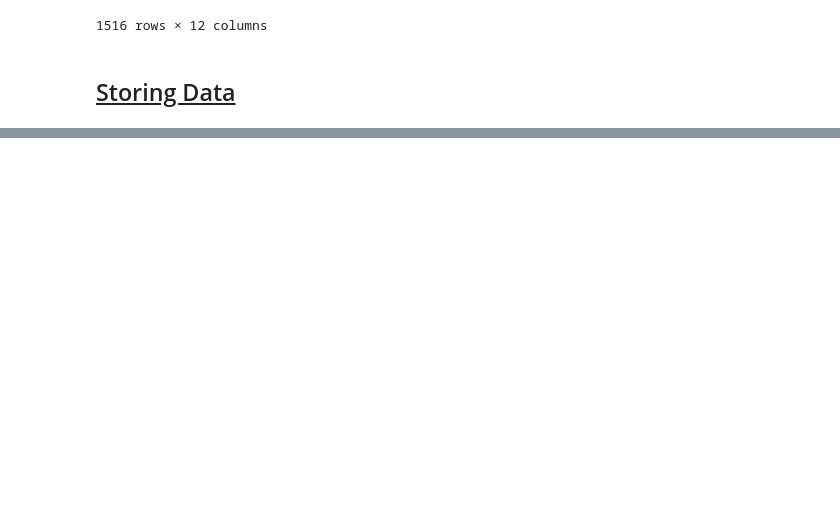
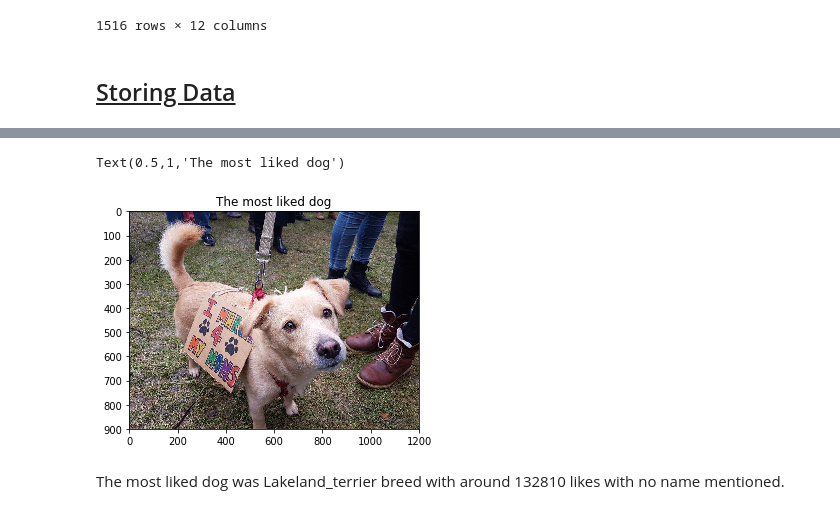
Before and after one commit to rimoun-g/Data_Wrangling_project-Python, a Jupyter notebook: wrangle_act.ipynb, the cells around one changed output, grey strips where cells are left out. Drawn from its saved outputs; the diff is of its cells as text; code cells hidden in the pictures; blank space fills up the shorter version.

```diff
--- a/wrangle_act.ipynb
+++ b/wrangle_act.ipynb
@@ -706,0 +760,9 @@ df_twitter_archive_master.to_csv("twitter_archive_master.csv")
+# %%
+# getting the dog that got the highest likes
+most_liked_dog = df[df.likes_counter==df.likes_counter.max()]
+print("Tweet: ",most_liked_dog.values[0][1])
+print("Page rating: ",str(most_liked_dog.values[0][3]) + "/10")
+print("Name: ",most_liked_dog.values[0][5])
+print("Breed: ",most_liked_dog.values[0][7])
+print("Likes: ",most_liked_dog.values[0][9])
+print("Retweets: ",most_liked_dog.values[0][10])
@@ -706,0 +776,10 @@ df_twitter_archive_master.to_csv("twitter_archive_master.csv")
+# %%
+# showing the picture of the most liked dog
+image = io.imread(most_liked_dog.values[0][6])
+plt.imshow(image)
+plt.title("The most liked dog")
+# %% [output]
+Text(0.5,1,'The most liked dog')
+[figure, added]
+# %% [markdown]
+The most liked dog was Lakeland_terrier breed with around 132810 likes with no name mentioned.
```
Also changed, not shown: parts of 26 cells of this notebook, 2 other files.
